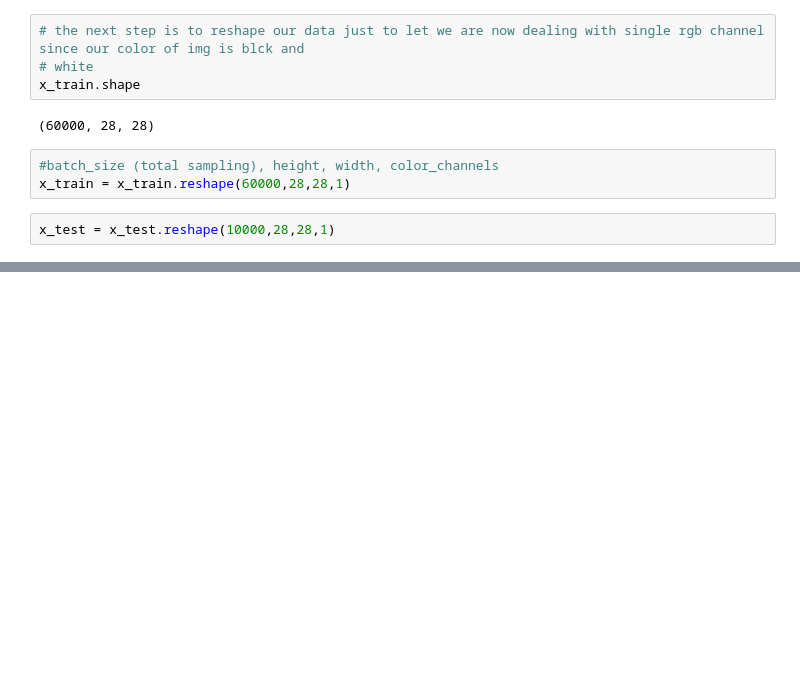
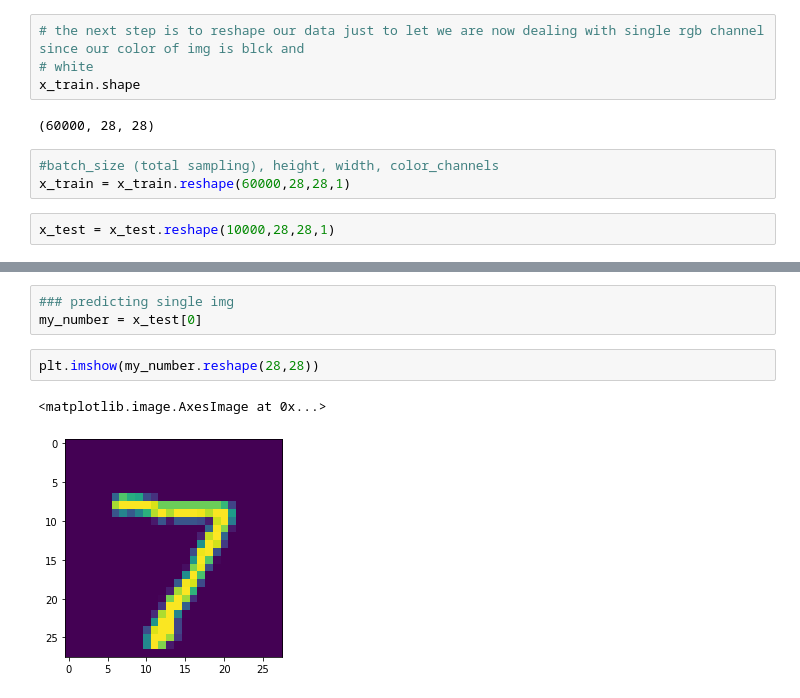
Before and after one commit to Binodmagar/Convolutional-Neural-Network-CNN-Deep-Learning, a Jupyter notebook: CNN in MNIST Dataset .ipynb, the cells around one changed output, grey strips where cells are left out. Saved outputs shown, nothing was run; the diff lists cells and outputs as text; blank space fills up the shorter version.

```diff
--- a/CNN in MNIST Dataset .ipynb
+++ b/CNN in MNIST Dataset .ipynb
@@ -128,0 +246,8 @@ x_test = x_test.reshape(10000,28,28,1)
+# %%
+### predicting single img
+my_number = x_test[0]
+# %%
+plt.imshow(my_number.reshape(28,28))
+# %% [output]
+<matplotlib.image.AxesImage at 0x...>
+[figure, added]
```
Also changed, not shown: parts of 23 cells of this notebook.
